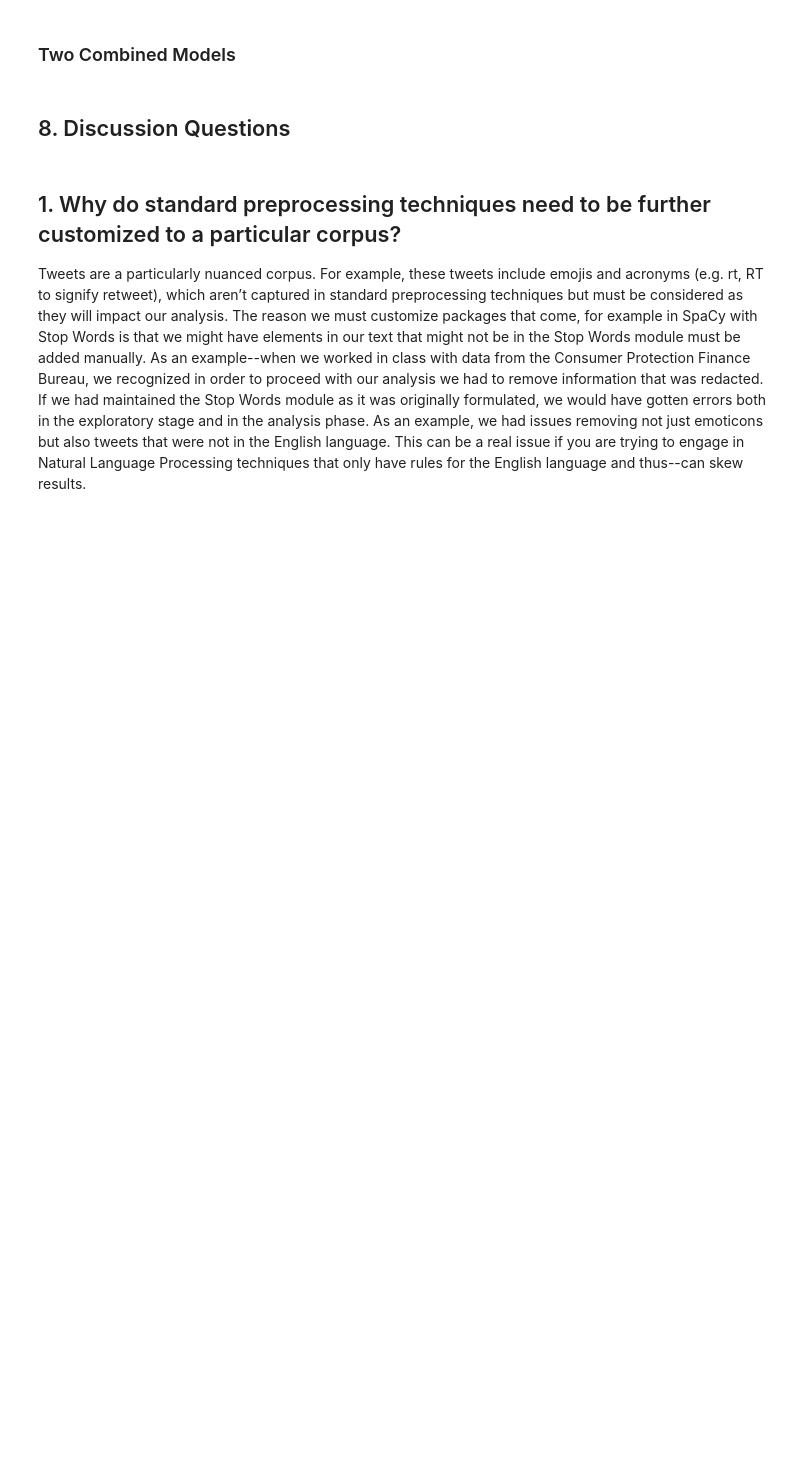
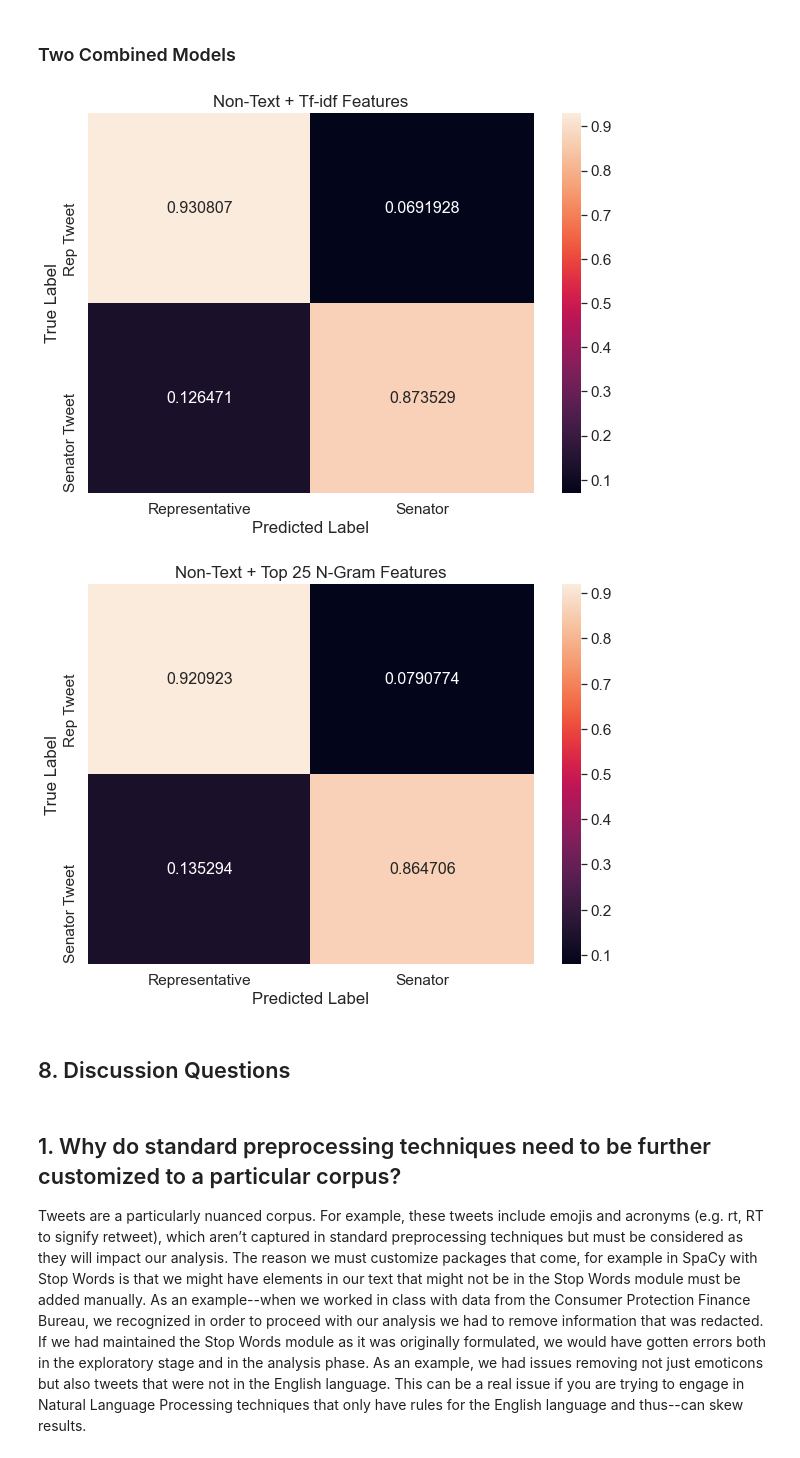
Before and after one commit to shrutibathia/project5, a Jupyter notebook: Project 5 Group 3_CODEFIXES_v2.ipynb, the cells around one changed output. Drawn from its saved outputs; the diff is of its cells as text; code cells hidden in the pictures; blank space fills up the shorter version.

Commit message:
changes with percentagess and language removal fix with additional models

```diff
--- a/Project 5 Group 3_CODEFIXES_v2.ipynb
+++ b/Project 5 Group 3_CODEFIXES_v2.ipynb
@@ -889,8 +885,8 @@ for dataframe, featurization in zip(dataframes, featurization_technique):
     df_cm = pd.DataFrame(cf_matrix, range(2),
                       range(2))
 
-    df_cm = df_cm.rename(index=str, columns={0: "Democrat Tweet", 1: "Republican Tweet"})
-    df_cm.index = ["Democrat Congress Member", "Republican Congress Member"]
+    df_cm = df_cm.rename(index=str, columns={0: "Democrat Congress Member", 1: "Republican Congress Member"})
+    df_cm.index = ["Democrat Tweet", "Republican Tweet"]
     plt.figure(figsize = (10,7))
     sns.set(font_scale=1.4)#for label size
     sns.heatmap(df_cm,
@@ -926,0 +925,3 @@ sns.scatterplot(x = congress_tweets['polarity'], y = congress_tweets['subjectivi
+# %%
+congress_tweets['SenorRep'] = congress_tweets['position'].apply(lambda x: 0 if x=='Rep' and x!='Sen' else 1)
+congress_tweets.head()
@@ -929,8 +1008,52 @@ sns.scatterplot(x = congress_tweets['polarity'], y = congress_tweets['subjectivi
 # %%
 # two models ([best text features + non-text features] * [democrat/republican, senator/representative])
 
+dataframes = [non_text_plus_tfidf,
+             non_text_with_ngrams]
 
-...
+
+featurization_technique = ['Non-Text + Tf-idf Features',
+                          'Non-Text + Top 25 N-Gram Features']
+
+lb_style = LabelBinarizer()
+y = lb_style.fit_transform(congress_tweets["ReporDem"])
+# %%
+for dataframe, featurization in zip(dataframes, featurization_technique):
+    X_train, X_test, y_train, y_test = train_test_split(dataframe,
+                                                        y,
+                                                        train_size = .80,
+                                                        test_size=0.20,
+                                                        random_state = 10)
+    # create a model
+    logit_reg = LogisticRegression(max_iter=2000)
+
+    # fit the model
+    #logit_model = logit_reg_extra.fit(X_train, y_train.ravel())
+    logit_model = logit_reg.fit(X_train, y_train.ravel())
+
+    y_pred = logit_model.predict(X_test)
+
+    cf_matrix = confusion_matrix(y_test, y_pred, normalize = "true")
+
+    df_cm = pd.DataFrame(cf_matrix, range(2),
+                      range(2))
+
+    df_cm = df_cm.rename(index=str, columns={0: "Representative", 1: "Senator"})
+    df_cm.index = ["Rep Tweet", "Senator Tweet"]
+    plt.figure(figsize = (10,7))
+    sns.set(font_scale=1.4)#for label size
+    sns.heatmap(df_cm,
+               annot=True,
+               annot_kws={"size": 16},
+               fmt='g')
+
+    plt.title(featurization)
+    plt.xlabel("Predicted Label")
+    plt.ylabel("True Label")
+    plt.show()
+# %% [output]
+[figure, added]
+[figure, added]
 # %% [markdown]
 ## 8. Discussion Questions
 # %% [markdown]
```
Also changed, not shown: parts of 6 cells of this notebook.
